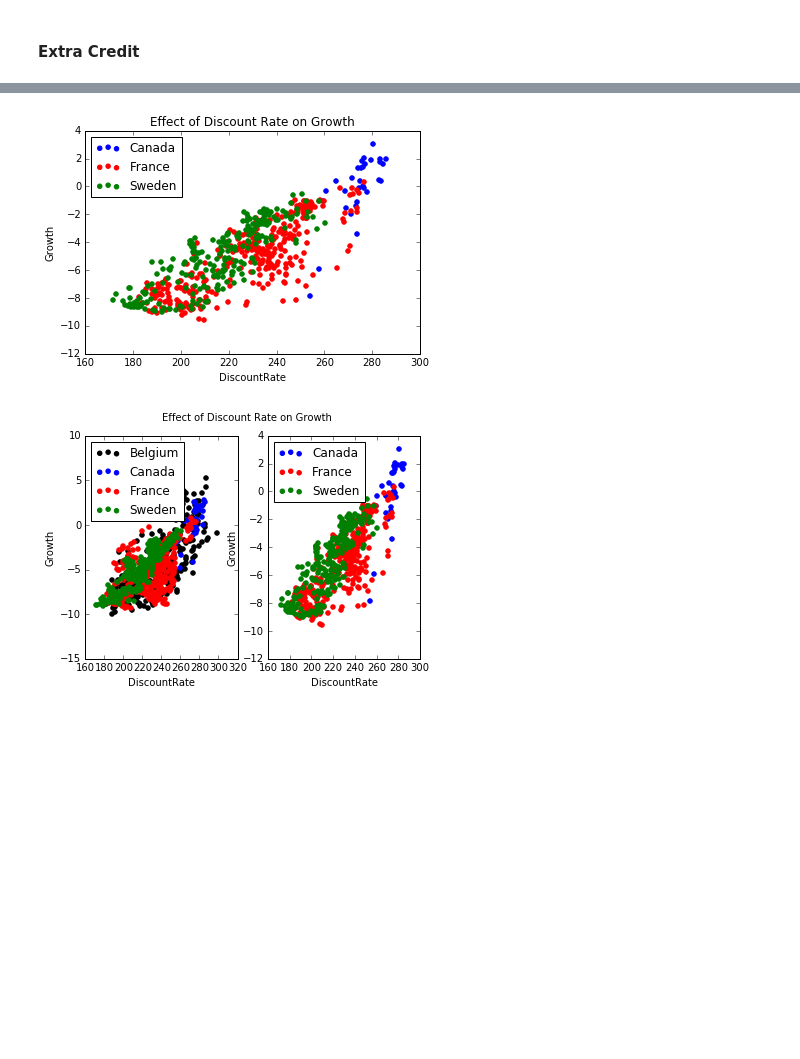
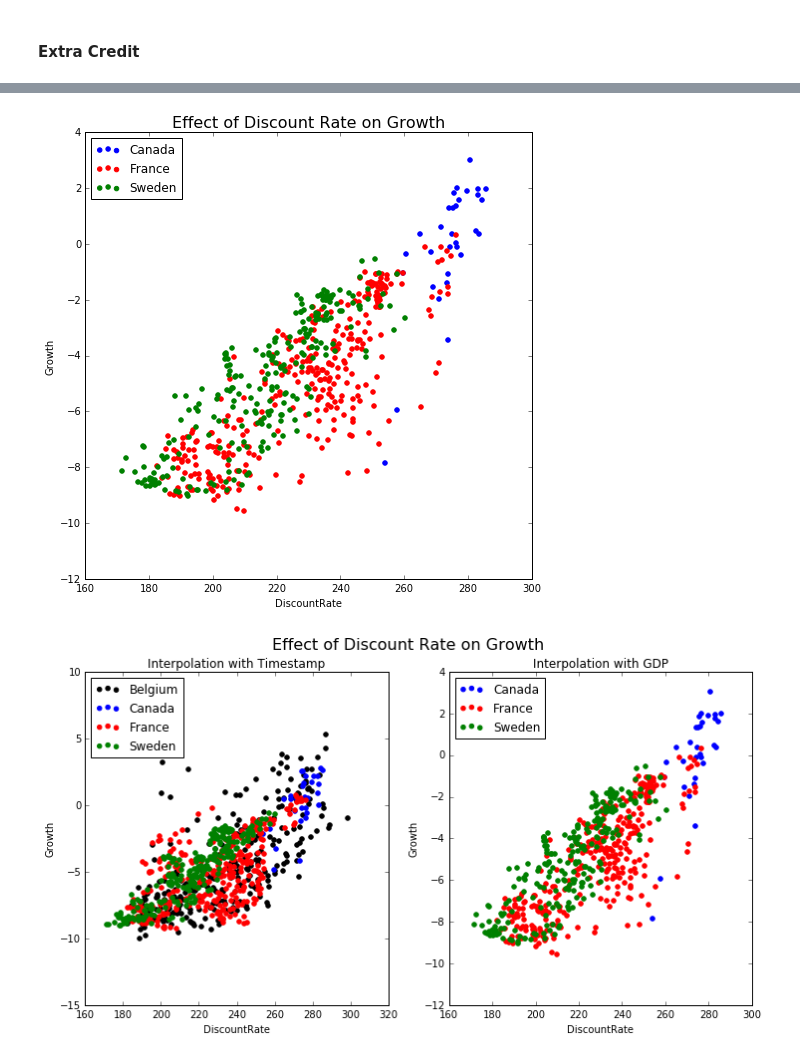
Before and after one commit to mbeven/FINM_2016_SPRING, a Jupyter notebook: FINM 33150/HW1/Michael_Beven_HW1.ipynb, the cells around one changed output, grey strips where cells are left out. Saved outputs shown, nothing was run; the diff lists cells and outputs as text; code cells hidden in the pictures; blank space fills up the shorter version.

```diff
--- a/FINM 33150/HW1/Michael_Beven_HW1.ipynb
+++ b/FINM 33150/HW1/Michael_Beven_HW1.ipynb
@@ -127,22 +127,23 @@ print(COO_Sweden_ec.head())
 4  3043.07    635.364         195.0     1.5 -8.816727
 # %%
 # plot the points on one figure
-plt.figure(2)
+plt.figure(2,figsize=(8,8))
 plt.scatter(COO_Canada_ec['DiscountRate'],COO_Canada_ec['Growth'],color='blue')
 plt.scatter(COO_France_ec['DiscountRate'],COO_France_ec['Growth'],color='red')
 plt.scatter(COO_Sweden_ec['DiscountRate'],COO_Sweden_ec['Growth'],color='green')
 plt.ylabel('Growth')
 plt.xlabel('DiscountRate')
-plt.title('Effect of Discount Rate on Growth')
+plt.title('Effect of Discount Rate on Growth',fontsize=16)
 plt.legend(['Canada','France','Sweden'],loc='upper left')
 plt.savefig('GrowthPlot_GDP',format='pdf')
 # %% [output]
-[figure, old version]
+[figure, new version]
 # %%
 # put both plots into one
-fig = plt.figure(3)
-fig.suptitle('Effect of Discount Rate on Growth')
+fig = plt.figure(3,figsize=(12,6))
+fig.suptitle('Effect of Discount Rate on Growth',fontsize=16)
 plt.subplot(121)
+plt.title('Interpolation with Timestamp')
 plt.scatter(COO_Belgium['DiscountRate'],COO_Belgium['Growth'],color='black')
 plt.scatter(COO_Canada['DiscountRate'],COO_Canada['Growth'],color='blue')
 plt.scatter(COO_France['DiscountRate'],COO_France['Growth'],color='red')
@@ -151,6 +152,7 @@ plt.ylabel('Growth')
 plt.xlabel('DiscountRate')
 plt.legend(['Belgium','Canada','France','Sweden'],loc='upper left')
 plt.subplot(122)
+plt.title('Interpolation with GDP')
 plt.scatter(COO_Canada_ec['DiscountRate'],COO_Canada_ec['Growth'],color='blue')
 plt.scatter(COO_France_ec['DiscountRate'],COO_France_ec['Growth'],color='red')
 plt.scatter(COO_Sweden_ec['DiscountRate'],COO_Sweden_ec['Growth'],color='green')
@@ -159,4 +161,4 @@ plt.xlabel('DiscountRate')
 plt.legend(['Canada','France','Sweden'],loc='upper left')
 plt.savefig('GrowthPlot_Both',format='pdf')
 # %% [output]
-[figure, old version]
+[figure, new version]
```
Also changed, not shown: parts of 1 cell of this notebook, 12 other files.
